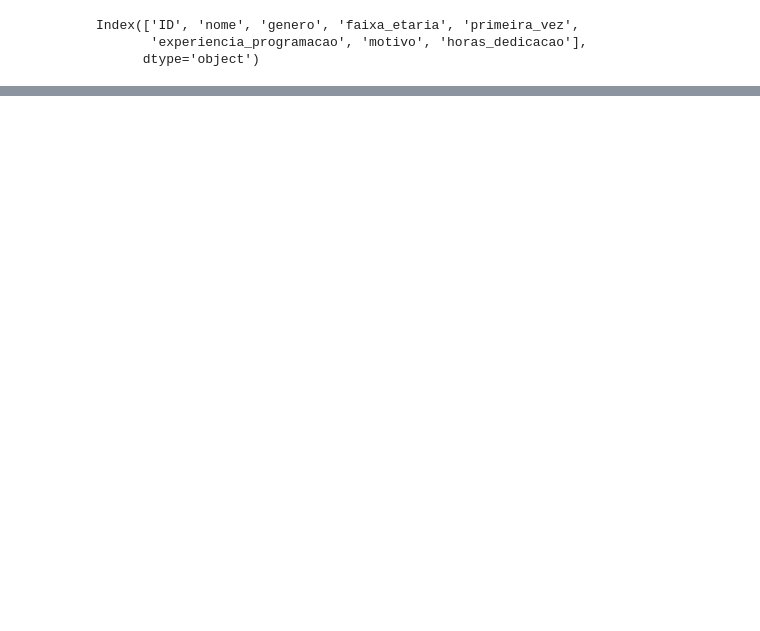
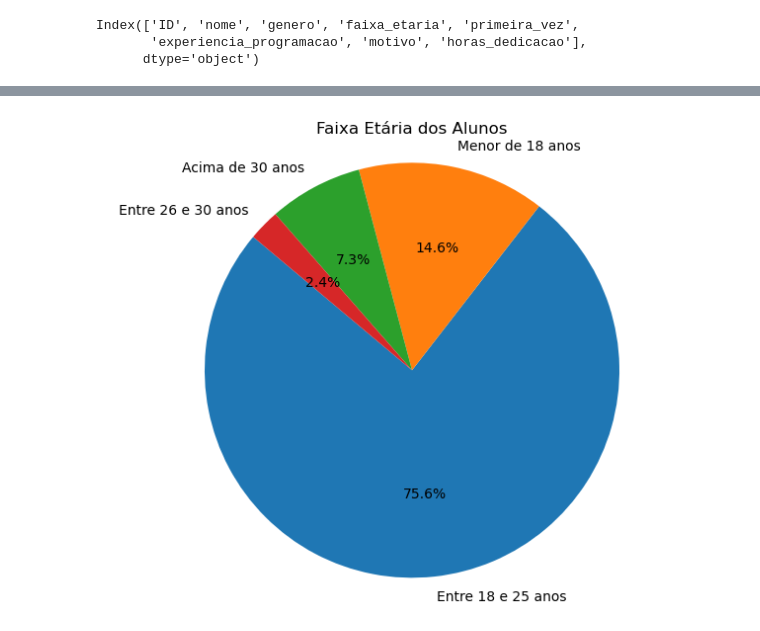
Before and after one commit to WilkerLuz/Produto-Educacional-, a Jupyter notebook: perfil_alunos_PE.ipynb, the cells around one changed output, grey strips where cells are left out. Cells and saved outputs as stored; diff of their text form; code cells hidden in the pictures; blank space fills up the shorter version.

```diff
--- a/perfil_alunos_PE.ipynb
+++ b/perfil_alunos_PE.ipynb
@@ -36,13 +41,17 @@ Index(['ID', 'nome', 'genero', 'faixa_etaria', 'primeira_vez',
        'experiencia_programacao', 'motivo', 'horas_dedicacao'],
       dtype='object')
 # %%
-# Plotly Express é uma biblioteca Python de visualização de dados que permite criar gráficos interativos com facilidade.
 
-faixa_etaria = df_perfil_alunos['faixa_etaria'].value_counts().reset_index()
-faixa_etaria.columns = ['faixa_etaria', 'Número de Alunos']
 
-fig_idade = px.pie(faixa_etaria, names='faixa_etaria', values='Número de Alunos',
-             title='Faixa Etária dos Alunos')
+# Extraia os dados
+faixa_etaria = df_perfil_alunos['faixa_etaria'].value_counts()
 
-fig_idade
+# Configurações do gráfico
+plt.figure(figsize=(8, 6))
+plt.pie(faixa_etaria, labels=faixa_etaria.index, autopct='%1.1f%%', startangle=140)
+plt.title('Faixa Etária dos Alunos')
+plt.axis('equal')  # Assegura que o gráfico é desenhado como um círculo
+
+# Mostra o gráfico
+plt.show()
 # %% [output]
@@ -51 +58,2 @@ fig_idade
+[figure, added]
 # %%
```
Also changed, not shown: parts of 8 cells of this notebook.
